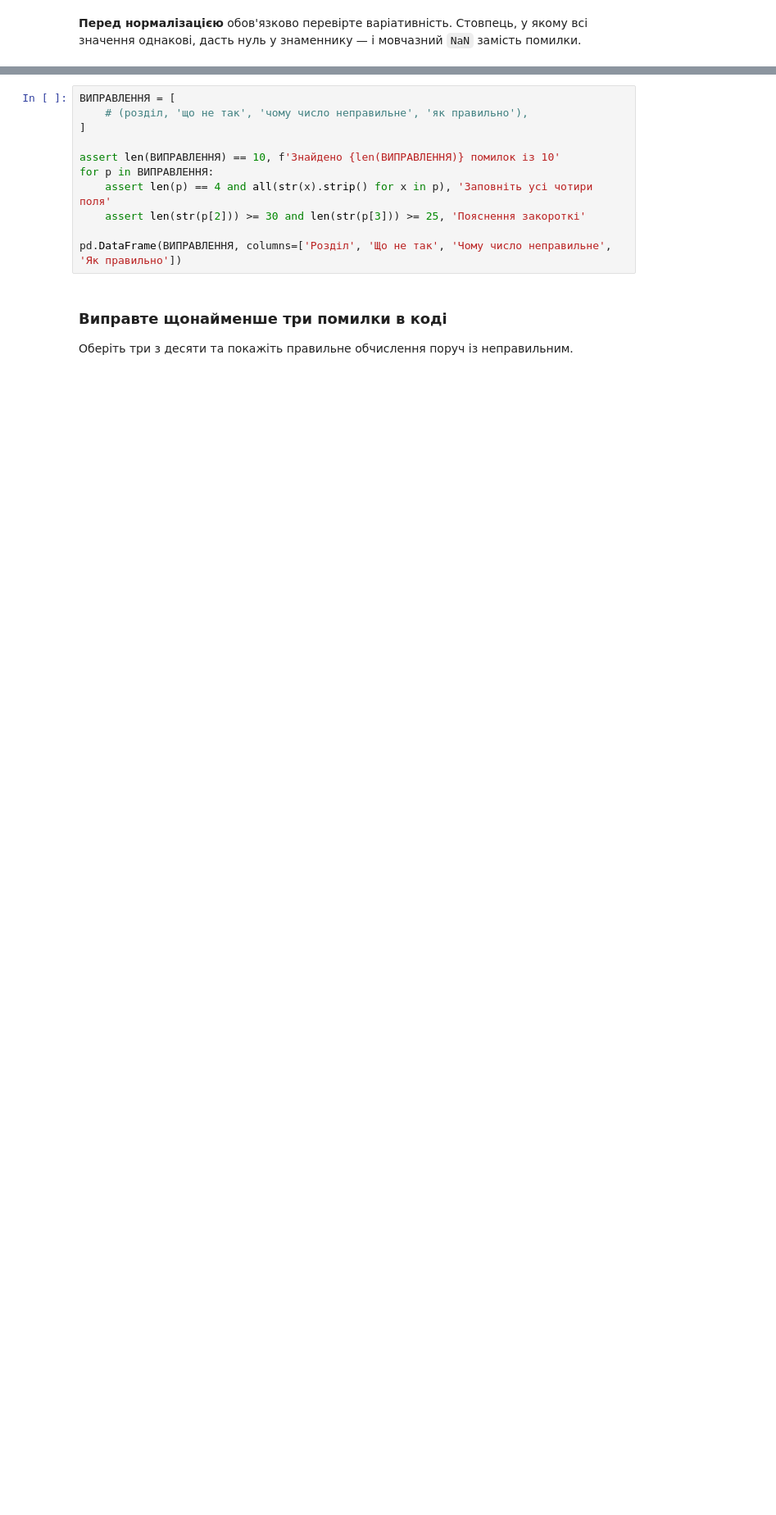
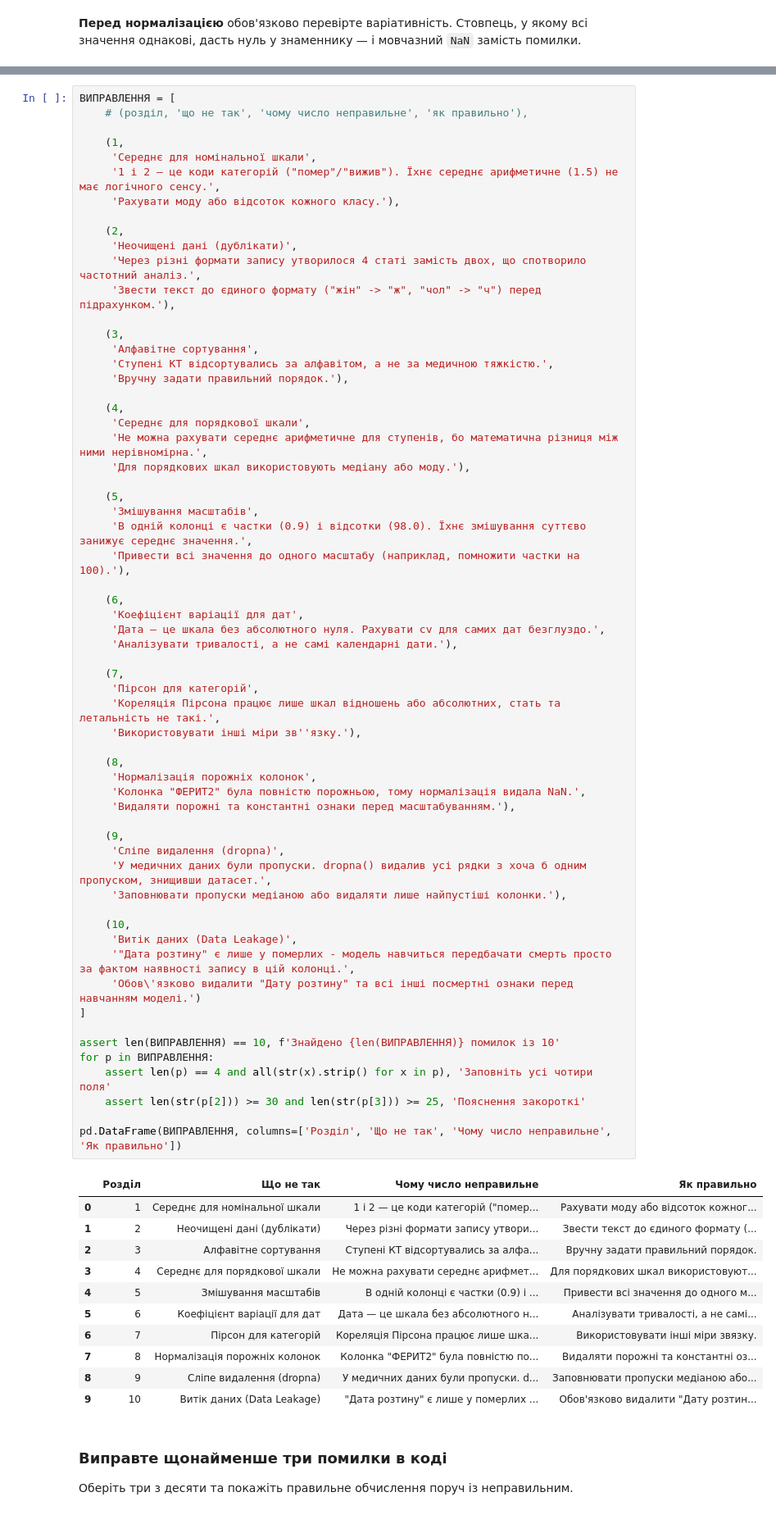
Before and after one commit to Yevhen-bot/Vis-lab1, a Jupyter notebook: lab3/ЛР3_завдання_студенту.ipynb, the cells around one changed output, grey strips where cells are left out. Shown at 82% size. Saved outputs shown, nothing was run; the diff lists cells and outputs as text; blank space fills up the shorter version.

```diff
--- a/lab3/ЛР3_завдання_студенту.ipynb
+++ b/lab3/ЛР3_завдання_студенту.ipynb
@@ -405,14 +476,76 @@ print('Самоперевірка 2 пройдена.')
 # %%
 ВИПРАВЛЕННЯ = [
     # (розділ, 'що не так', 'чому число неправильне', 'як правильно'),
+
+    (1,
+     'Середнє для номінальної шкали',
+     '1 і 2 — це коди категорій ("помер"/"вижив"). Їхнє середнє арифметичне (1.5) не має логічного сенсу.',
+     'Рахувати моду або відсоток кожного класу.'),
+
+    (2,
+     'Неочищені дані (дублікати)',
+     'Через різні формати запису утворилося 4 статі замість двох, що спотворило частотний аналіз.',
+     'Звести текст до єдиного формату ("жін" -> "ж", "чол" -> "ч") перед підрахунком.'),
+
+    (3,
+     'Алфавітне сортування',
+     'Ступені КТ відсортувались за алфавітом, а не за медичною тяжкістю.',
+     'Вручну задати правильний порядок.'),
+
+    (4,
+     'Середнє для порядкової шкали',
+     'Не можна рахувати середнє арифметичне для ступенів, бо математична різниця між ними нерівномірна.',
+     'Для порядкових шкал використовують медіану або моду.'),
+
+    (5,
+     'Змішування масштабів',
+     'В одній колонці є частки (0.9) і відсотки (98.0). Їхнє змішування суттєво занижує середнє значення.',
+     'Привести всі значення до одного масштабу (наприклад, помножити частки на 100).'),
+
+    (6,
+     'Коефіцієнт варіації для дат',
+     'Дата — це шкала без абсолютного нуля. Рахувати cv для самих дат безглуздо.',
+     'Аналізувати тривалості, а не самі календарні дати.'),
+
+    (7,
+     'Пірсон для категорій',
+     'Кореляція Пірсона працює лише шкал відношень або абсолютних, стать та летальність не такі.',
+     'Використовувати інші міри зв''язку.'),
+
+    (8,
+     'Нормалізація порожніх колонок',
+     'Колонка "ФЕРИТ2" була повністю порожньою, тому нормалізація видала NaN.',
+     'Видаляти порожні та константні ознаки перед масштабуванням.'),
+
+    (9,
+     'Сліпе видалення (dropna)',
+     'У медичних даних були пропуски. dropna() видалив усі рядки з хоча б одним пропуском, знищивши датасет.',
+     'Заповнювати пропуски медіаною або видаляти лише найпустіші колонки.'),
+
+    (10,
+     'Витік даних (Data Leakage)',
+     '"Дата розтину" є лише у померлих - модель навчиться передбачати смерть просто за фактом наявності запису в цій колонці.',
+     'Обов\'язково видалити "Дату розтину" та всі інші посмертні ознаки перед навчанням моделі.')
 ]
 
 assert len(ВИПРАВЛЕННЯ) == 10, f'Знайдено {len(ВИПРАВЛЕННЯ)} помилок із 10'
 for р in ВИПРАВЛЕННЯ:
     assert len(р) == 4 and all(str(x).strip() for x in р), 'Заповніть усі чотири поля'
     assert len(str(р[2])) >= 30 and len(str(р[3])) >= 25, 'Пояснення закороткі'
 
 pd.DataFrame(ВИПРАВЛЕННЯ, columns=['Розділ', 'Що не так', 'Чому число неправильне', 'Як правильно'])
+# %% [output]
+|  | Розділ | Що не так | Чому число неправильне | Як правильно |
+| 0 | 1 | Середнє для номінальної шкали | 1 і 2 — це коди категорій ("помер... | Рахувати моду або відсоток кожног... |
+| 1 | 2 | Неочищені дані (дублікати) | Через різні формати запису утвори... | Звести текст до єдиного формату (... |
+| 2 | 3 | Алфавітне сортування | Ступені КТ відсортувались за алфа... | Вручну задати правильний порядок. |
+| 3 | 4 | Середнє для порядкової шкали | Не можна рахувати середнє арифмет... | Для порядкових шкал використовуют... |
+| 4 | 5 | Змішування масштабів | В одній колонці є частки (0.9) і ... | Привести всі значення до одного м... |
+| 5 | 6 | Коефіцієнт варіації для дат | Дата — це шкала без абсолютного н... | Аналізувати тривалості, а не самі... |
+| 6 | 7 | Пірсон для категорій | Кореляція Пірсона працює лише шка... | Використовувати інші міри звязку. |
+| 7 | 8 | Нормалізація порожніх колонок | Колонка "ФЕРИТ2" була повністю по... | Видаляти порожні та константні оз... |
+| 8 | 9 | Сліпе видалення (dropna) | У медичних даних були пропуски. d... | Заповнювати пропуски медіаною або... |
+| 9 | 10 | Витік даних (Data Leakage) | "Дата розтину" є лише у померлих ... | Обов'язково видалити "Дату розтин... |
 # %% [markdown]
 ### Виправте щонайменше три помилки в коді
 
```
Also changed, not shown: parts of 12 cells of this notebook, 1 other file.
